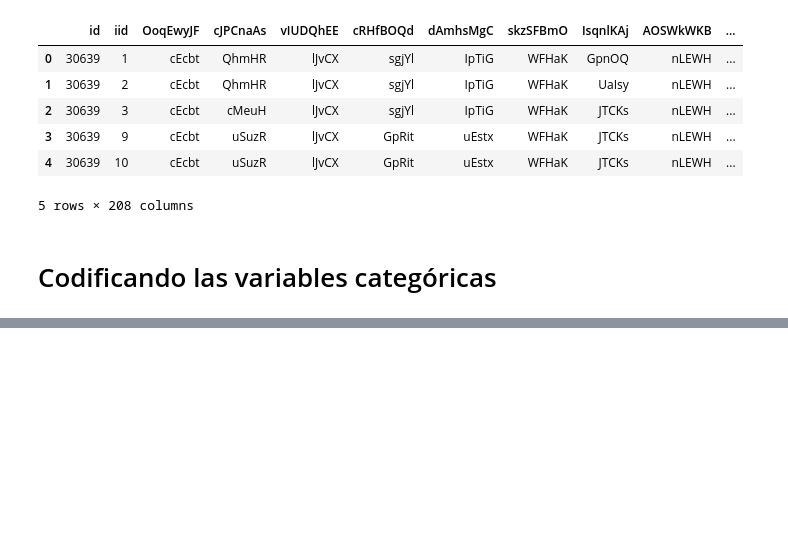
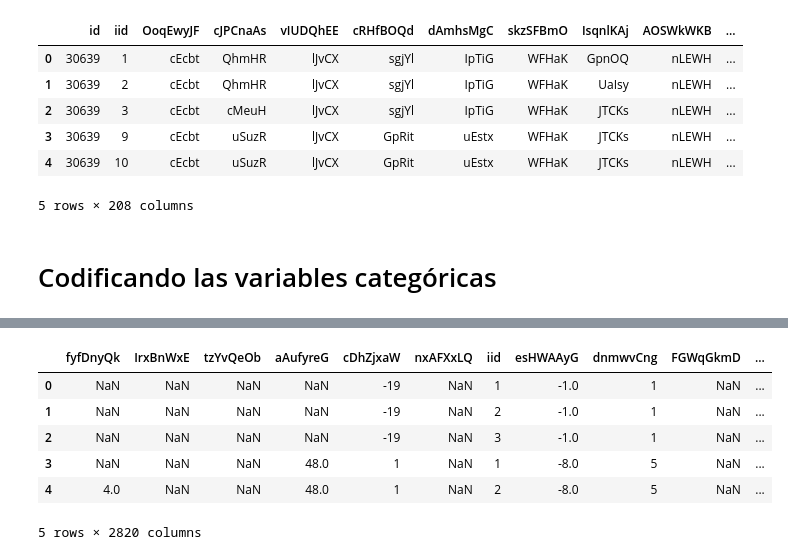
Before and after one commit to dcasasor/WorldBankPoverty, a Jupyter notebook: notebooks/3_Data_Preparation.ipynb, the cells around one changed output, grey strips where cells are left out. Drawn from its saved outputs; the diff is of its cells as text; code cells hidden in the pictures; blank space fills up the shorter version.

```diff
--- a/notebooks/3_Data_Preparation.ipynb
+++ b/notebooks/3_Data_Preparation.ipynb
@@ -87,0 +92,12 @@ train_A_binarized.shape, train_B_binarized.shape, train_C_binarized.shape
+# %%
+train_B_binarized = binarize_df(train_B)
+train_B_binarized.to_csv('../data/interim/train_B_binarized.csv')
+train_B_binarized.head()
+# %% [output]
+|  | fyfDnyQk | IrxBnWxE | tzYvQeOb | aAufyreG | cDhZjxaW | nxAFXxLQ | iid | esHWAAyG | dnmwvCng | FGWqGkmD | ... |
+| 0 | NaN | NaN | NaN | NaN | -19 | NaN | 1 | -1.0 | 1 | NaN | ... |
+| 1 | NaN | NaN | NaN | NaN | -19 | NaN | 2 | -1.0 | 1 | NaN | ... |
+| 2 | NaN | NaN | NaN | NaN | -19 | NaN | 3 | -1.0 | 1 | NaN | ... |
+| 3 | NaN | NaN | NaN | 48.0 | 1 | NaN | 1 | -8.0 | 5 | NaN | ... |
+| 4 | 4.0 | NaN | NaN | 48.0 | 1 | NaN | 2 | -8.0 | 5 | NaN | ... |
+5 rows × 2820 columns
```
Also changed, not shown: parts of 4 cells of this notebook.
